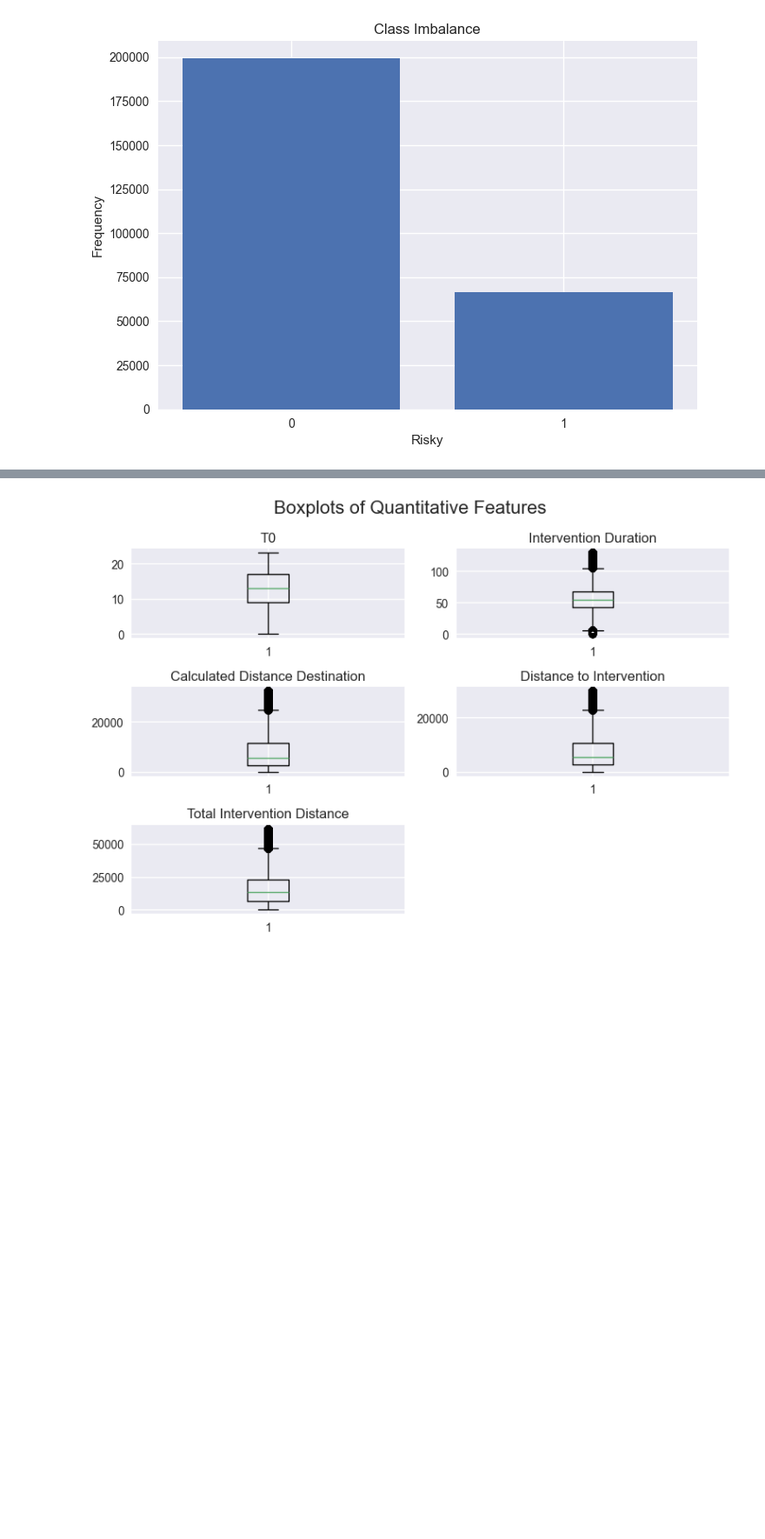
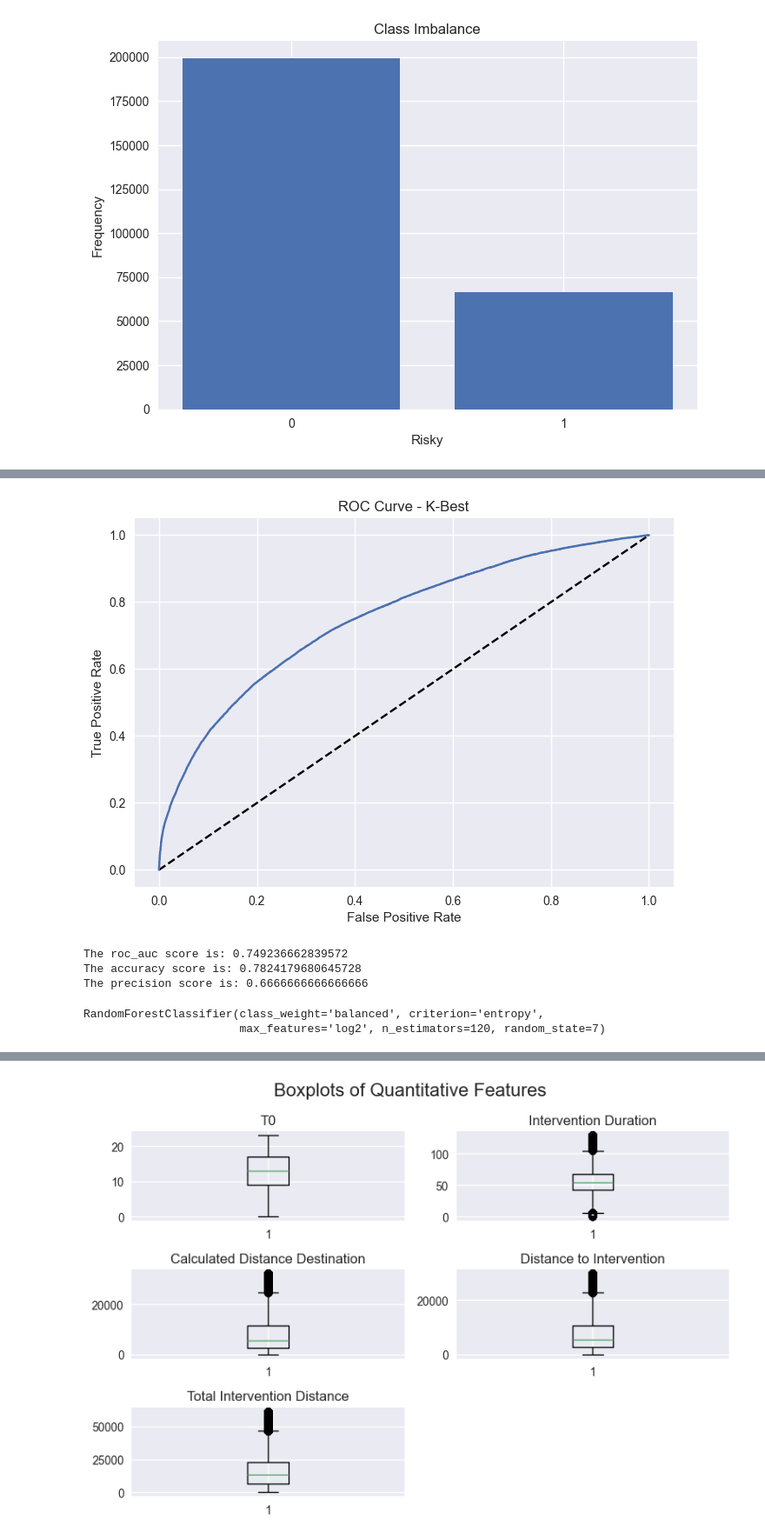
Before and after one commit to Yiannis7918/MDA-Project, a Jupyter notebook: Modelling/Modelling.ipynb, the cells around one changed output, grey strips where cells are left out. Shown at 87% size. Drawn from its saved outputs; the diff is of its cells as text; code cells hidden in the pictures; blank space fills up the shorter version.

```diff
--- a/Modelling/Modelling.ipynb
+++ b/Modelling/Modelling.ipynb
@@ -1460,0 +912,13 @@ interventions.shape
+# %%
+logistic_regression.roc_k_best()
+# %% [output]
+[figure, added]
+The roc_auc score is: 0.749236662839572
+The accuracy score is: 0.7824179680645728
+The precision score is: 0.6666666666666666
+# %%
+random_best = logistic_regression.random_forest()
+random_best
+# %% [output]
+RandomForestClassifier(class_weight='balanced', criterion='entropy',
+                       max_features='log2', n_estimators=120, random_state=7)
```
Also changed, not shown: parts of 108 cells of this notebook.
